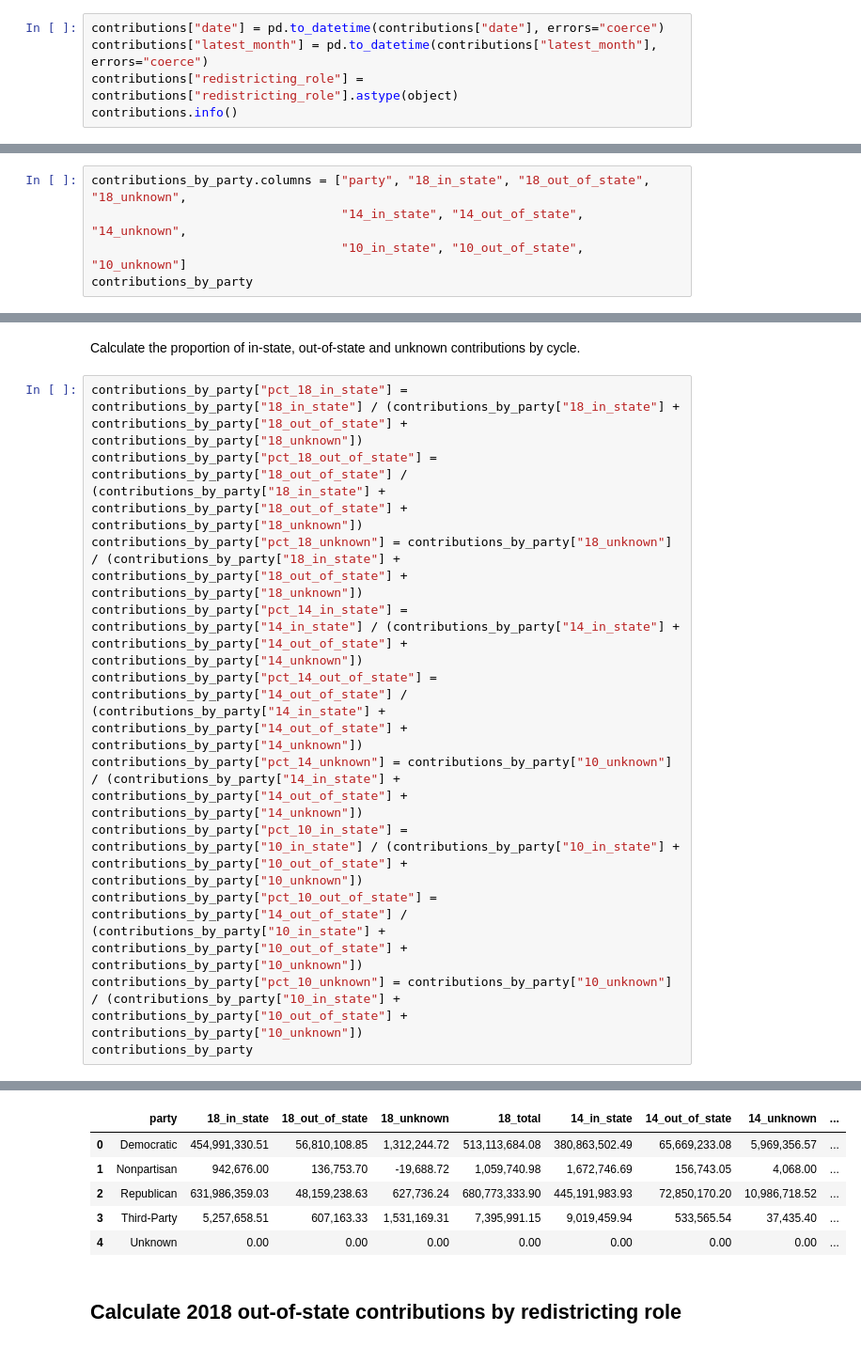
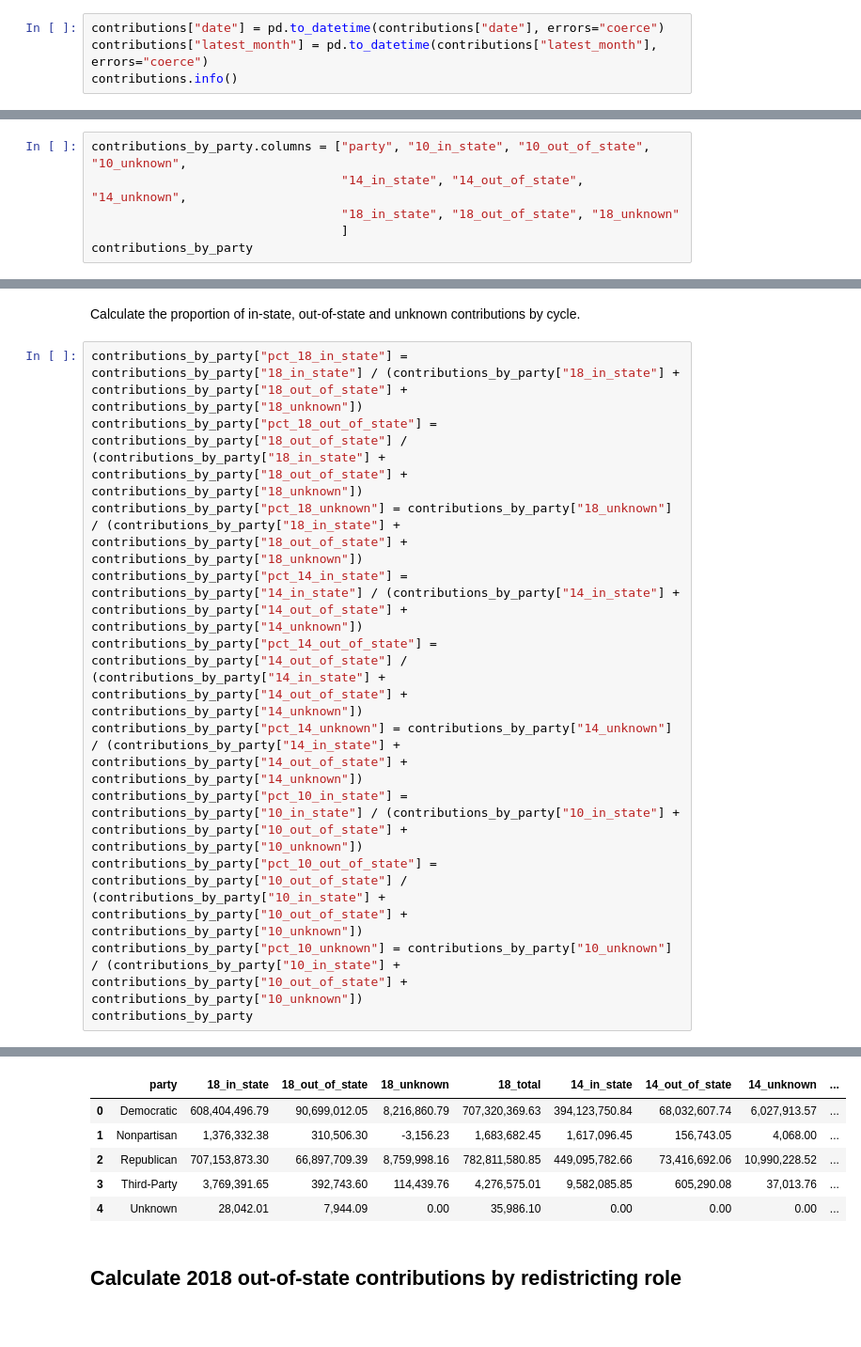
Before and after one commit to PublicI/out-of-state-contribs, a Jupyter notebook: national-analysis.ipynb, the cells around one changed output, grey strips where cells are left out. Shown at 94% size. Drawn from its saved outputs; the diff is of its cells as text.

```diff
--- a/national-analysis.ipynb
+++ b/national-analysis.ipynb
@@ -45,7 +43,6 @@ Convert the contribution date and latest month columns to datetime data type and
 # %%
 contributions["date"] = pd.to_datetime(contributions["date"], errors="coerce")
 contributions["latest_month"] = pd.to_datetime(contributions["latest_month"], errors="coerce")
-contributions["redistricting_role"] = contributions["redistricting_role"].astype(object)
 contributions.info()
 # %% [output]
 <class 'pandas.core.frame.DataFrame'>
@@ -111,8 +108,9 @@ contributions_by_party.fillna(0, inplace=True)
 # %% [markdown]
 Flatten the resulting dataframe's multi-index columns.
 # %%
-contributions_by_party.columns = ["party", "18_in_state", "18_out_of_state", "18_unknown",
+contributions_by_party.columns = ["party", "10_in_state", "10_out_of_state", "10_unknown",
                                   "14_in_state", "14_out_of_state", "14_unknown",
-                                  "10_in_state", "10_out_of_state", "10_unknown"]
+                                  "18_in_state", "18_out_of_state", "18_unknown"
+                                  ]
 contributions_by_party
 # %% [output]
@@ -134,38 +132,38 @@ Calculate the proportion of in-state, out-of-state and unknown contributions by
 # %%
 contributions_by_party["pct_18_in_state"] = contributions_by_party["18_in_state"] / (contributions_by_party["18_in_state"] + contributions_by_party["18_out_of_state"] + contributions_by_party["18_unknown"])
 contributions_by_party["pct_18_out_of_state"] = contributions_by_party["18_out_of_state"] / (contributions_by_party["18_in_state"] + contributions_by_party["18_out_of_state"] + contributions_by_party["18_unknown"])
 contributions_by_party["pct_18_unknown"] = contributions_by_party["18_unknown"] / (contributions_by_party["18_in_state"] + contributions_by_party["18_out_of_state"] + contributions_by_party["18_unknown"])
 contributions_by_party["pct_14_in_state"] = contributions_by_party["14_in_state"] / (contributions_by_party["14_in_state"] + contributions_by_party["14_out_of_state"] + contributions_by_party["14_unknown"])
 contributions_by_party["pct_14_out_of_state"] = contributions_by_party["14_out_of_state"] / (contributions_by_party["14_in_state"] + contributions_by_party["14_out_of_state"] + contributions_by_party["14_unknown"])
-contributions_by_party["pct_14_unknown"] = contributions_by_party["10_unknown"] / (contributions_by_party["14_in_state"] + contributions_by_party["14_out_of_state"] + contributions_by_party["14_unknown"])
+contributions_by_party["pct_14_unknown"] = contributions_by_party["14_unknown"] / (contributions_by_party["14_in_state"] + contributions_by_party["14_out_of_state"] + contributions_by_party["14_unknown"])
 contributions_by_party["pct_10_in_state"] = contributions_by_party["10_in_state"] / (contributions_by_party["10_in_state"] + contributions_by_party["10_out_of_state"] + contributions_by_party["10_unknown"])
-contributions_by_party["pct_10_out_of_state"] = contributions_by_party["14_out_of_state"] / (contributions_by_party["10_in_state"] + contributions_by_party["10_out_of_state"] + contributions_by_party["10_unknown"])
+contributions_by_party["pct_10_out_of_state"] = contributions_by_party["10_out_of_state"] / (contributions_by_party["10_in_state"] + contributions_by_party["10_out_of_state"] + contributions_by_party["10_unknown"])
 contributions_by_party["pct_10_unknown"] = contributions_by_party["10_unknown"] / (contributions_by_party["10_in_state"] + contributions_by_party["10_out_of_state"] + contributions_by_party["10_unknown"])
 contributions_by_party
 # %% [output]
 A value is trying to be set on a copy of a slice from a DataFrame.
 Try using .loc[row_indexer,col_indexer] = value instead
 
 See the caveats in the documentation: http://pandas.pydata.org/pandas-docs/stable/indexing.html#indexing-view-versus-copy
   """Entry point for launching an IPython kernel.
 A value is trying to be set on a copy of a slice from a DataFrame.
 Try using .loc[row_indexer,col_indexer] = value instead
 
 See the caveats in the documentation: http://pandas.pydata.org/pandas-docs/stable/indexing.html#indexing-view-versus-copy
 
 A value is trying to be set on a copy of a slice from a DataFrame.
 Try using .loc[row_indexer,col_indexer] = value instead
 ... (29 lines left out)
 Try using .loc[row_indexer,col_indexer] = value instead
 
 See the caveats in the documentation: http://pandas.pydata.org/pandas-docs/stable/indexing.html#indexing-view-versus-copy
   if __name__ == '__main__':
 |  | party | 18_in_state | 18_out_of_state | 18_unknown | 18_total | 14_in_state | 14_out_of_state | 14_unknown | ... |
-| 0 | Democratic | 454,991,330.51 | 56,810,108.85 | 1,312,244.72 | 513,113,684.08 | 380,863,502.49 | 65,669,233.08 | 5,969,356.57 | ... |
-| 1 | Nonpartisan | 942,676.00 | 136,753.70 | -19,688.72 | 1,059,740.98 | 1,672,746.69 | 156,743.05 | 4,068.00 | ... |
-| 2 | Republican | 631,986,359.03 | 48,159,238.63 | 627,736.24 | 680,773,333.90 | 445,191,983.93 | 72,850,170.20 | 10,986,718.52 | ... |
-| 3 | Third-Party | 5,257,658.51 | 607,163.33 | 1,531,169.31 | 7,395,991.15 | 9,019,459.94 | 533,565.54 | 37,435.40 | ... |
-| 4 | Unknown | 0.00 | 0.00 | 0.00 | 0.00 | 0.00 | 0.00 | 0.00 | ... |
+| 0 | Democratic | 608,404,496.79 | 90,699,012.05 | 8,216,860.79 | 707,320,369.63 | 394,123,750.84 | 68,032,607.74 | 6,027,913.57 | ... |
+| 1 | Nonpartisan | 1,376,332.38 | 310,506.30 | -3,156.23 | 1,683,682.45 | 1,617,096.45 | 156,743.05 | 4,068.00 | ... |
+| 2 | Republican | 707,153,873.30 | 66,897,709.39 | 8,759,998.16 | 782,811,580.85 | 449,095,782.66 | 73,416,692.06 | 10,990,228.52 | ... |
+| 3 | Third-Party | 3,769,391.65 | 392,743.60 | 114,439.76 | 4,276,575.01 | 9,582,085.85 | 605,290.08 | 37,013.76 | ... |
+| 4 | Unknown | 28,042.01 | 7,944.09 | 0.00 | 35,986.10 | 0.00 | 0.00 | 0.00 | ... |
 # %% [markdown]
 ## Calculate 2018 out-of-state contributions by redistricting role
 # %% [markdown]
```
Also changed, not shown: parts of 16 cells of this notebook.
